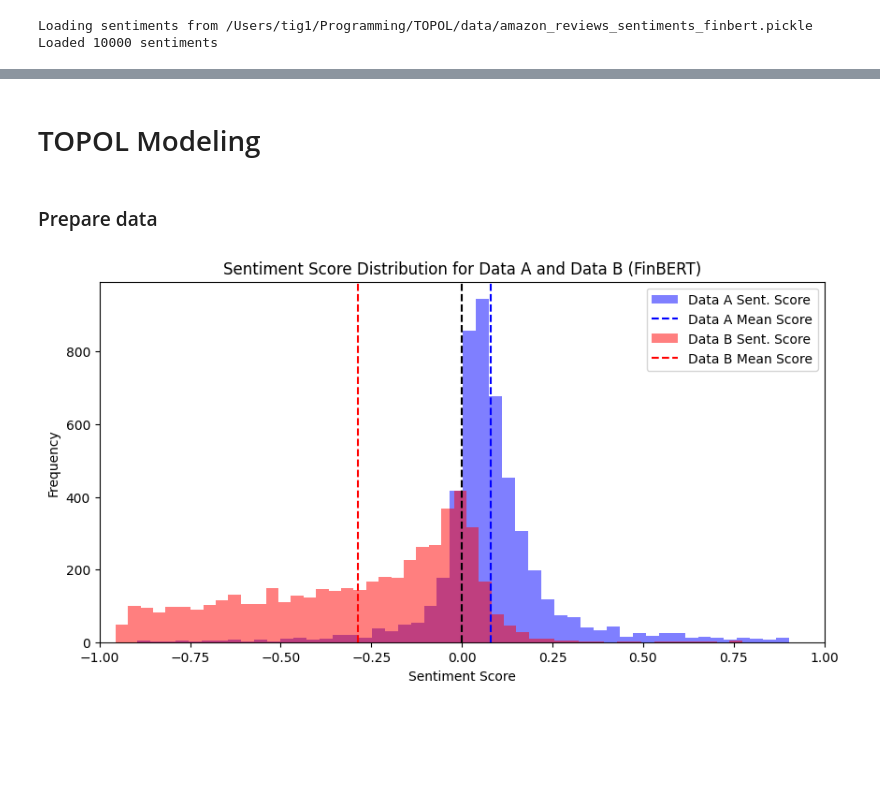
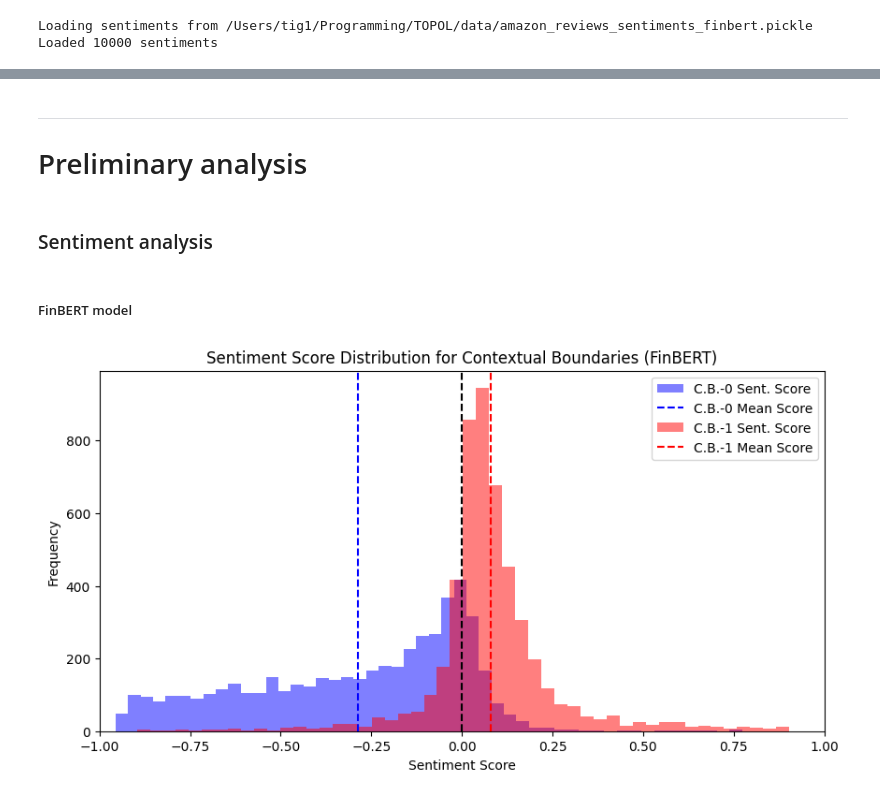
Before and after one commit to GabinTB/TOPOL, a Jupyter notebook: notebooks/amazon_reviews.ipynb, the cells around one changed output, grey strips where cells are left out. Cells and saved outputs as stored; diff of their text form; code cells hidden in the pictures; blank space fills up the shorter version.

Commit message:
TOPOL v2

```diff
--- a/notebooks/amazon_reviews.ipynb
+++ b/notebooks/amazon_reviews.ipynb
@@ -221,4 +230,6 @@ Loaded 10000 sentiments
 # %% [markdown]
-# TOPOL Modeling
+---
+
+# Preliminary analysis
 # %% [markdown]
-### Prepare data
+### Sentiment analysis
@@ -228,16 +236,21 @@ data_B = df[df["label"] == 0].copy()
+# %%
+contextual_boundary_0 = df[df["label"] == 0].copy() # Prior breakpoint
+contextual_boundary_1 = df[df["label"] == 1].copy() # After breakpoint
+# %% [markdown]
+##### FinBERT model
 # %%
 plt.figure(figsize=(10, 5))
-plt.hist(data_A["sentiment_score_finbert"].values, bins=50, alpha=0.5, label='Data A Sent. Score', color='blue')
-plt.axvline(x=data_A["sentiment_score_finbert"].mean(), color='blue', linestyle='--', label='Data A Mean Score')
-plt.hist(data_B["sentiment_score_finbert"].values, bins=50, alpha=0.5, label='Data B Sent. Score', color='red')
-plt.axvline(x=data_B["sentiment_score_finbert"].mean(), color='red', linestyle='--', label='Data B Mean Score')
+plt.hist(contextual_boundary_0["sentiment_score_finbert"].values, bins=50, alpha=0.5, label='C.B.-0 Sent. Score', color='blue')
+plt.axvline(x=contextual_boundary_0["sentiment_score_finbert"].mean(), color='blue', linestyle='--', label='C.B.-0 Mean Score')
+plt.hist(contextual_boundary_1["sentiment_score_finbert"].values, bins=50, alpha=0.5, label='C.B.-1 Sent. Score', color='red')
+plt.axvline(x=contextual_boundary_1["sentiment_score_finbert"].mean(), color='red', linestyle='--', label='C.B.-1 Mean Score')
 plt.axvline(x=0, color='black', linestyle='--')
 plt.xlabel('Sentiment Score')
 plt.ylabel('Frequency')
 plt.xlim(-1, 1)
 plt.legend()
-plt.title('Sentiment Score Distribution for Data A and Data B (FinBERT)')
+plt.title('Sentiment Score Distribution for Contextual Boundaries (FinBERT)')
 plt.savefig(os.path.join(OUTPUTS_PATH, f"{FILES_PREFIX}_sentiment_score_finbert_histogram.pdf"), format="pdf", bbox_inches='tight')
 plt.show()
 # %% [output]
-[figure, old version]
+[figure, new version]
```
Also changed, not shown: parts of 98 cells of this notebook, 18 other files.
